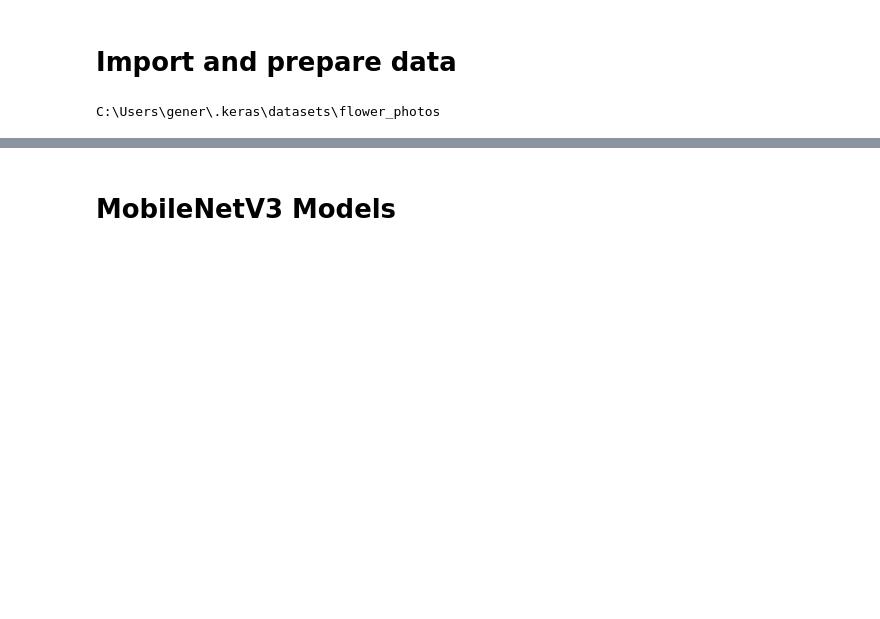
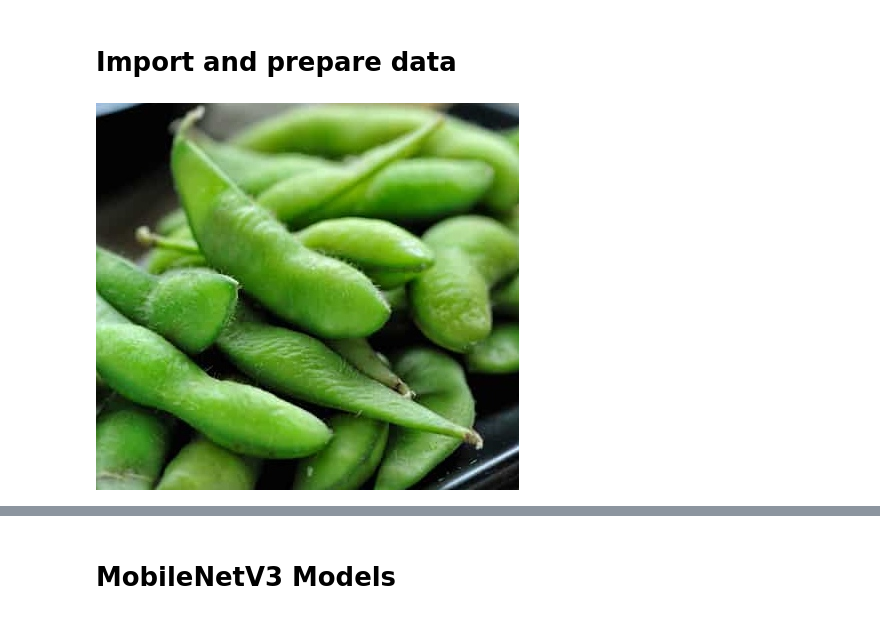
Before and after one commit to WilliamHuang999/cv-food-app, a Jupyter notebook: transferLearning.ipynb, the cells around one changed output, grey strips where cells are left out. Saved outputs shown, nothing was run; the diff lists cells and outputs as text; code cells hidden in the pictures; blank space fills up the shorter version.

```diff
--- a/transferLearning.ipynb
+++ b/transferLearning.ipynb
@@ -24,21 +26,24 @@ print(tf.config.list_physical_devices('GPU'))
 # %% [markdown]
 # Import and prepare data
 # %%
-dataset_url = "https://storage.googleapis.com/download.tensorflow.org/example_images/flower_photos.tgz"
-data_dir = tf.keras.utils.get_file("flower_photos", origin=dataset_url, untar=True)
-data_dir = pathlib.Path(data_dir)
-print(data_dir)
+# dataset_url = "https://storage.googleapis.com/download.tensorflow.org/example_images/flower_photos.tgz"
+# data_dir = tf.keras.utils.get_file("flower_photos", origin=dataset_url, untar=True)
+# data_dir = pathlib.Path(data_dir)
+# print(data_dir)
 
 # trainPath = r"C:\Users\gener\OneDrive\Documents\fruits360\fruits-360\Train"
 # testPath = r"C:\Users\gener\OneDrive\Documents\fruits360\fruits-360\Test"
+
+data_dir = r"C:\Users\gener\OneDrive\Desktop\archive\Chinese Dishes (25-49)"
+data_dir = pathlib.Path(data_dir)
-# %% [output]
-C:\Users\gener\.keras\datasets\flower_photos
 # %%
-# roses = list(data_dir.glob('roses/*'))
-# # img = cv2.imread(str(roses[100]))
-# # print(img.shape)
-# # print(roses[0])
-# PIL.Image.open(str(roses[0]))
+roses = list(data_dir.glob('(25) Soybean/*'))
+# img = cv2.imread(str(roses[100]))
+# print(img.shape)
+# print(roses[0])
+PIL.Image.open(str(roses[0]))
+# %% [output]
+[figure, added]
 # %%
 height, width = 224, 224
 batch_size = 64
```
Also changed, not shown: parts of 5 cells of this notebook, 14 other files.
